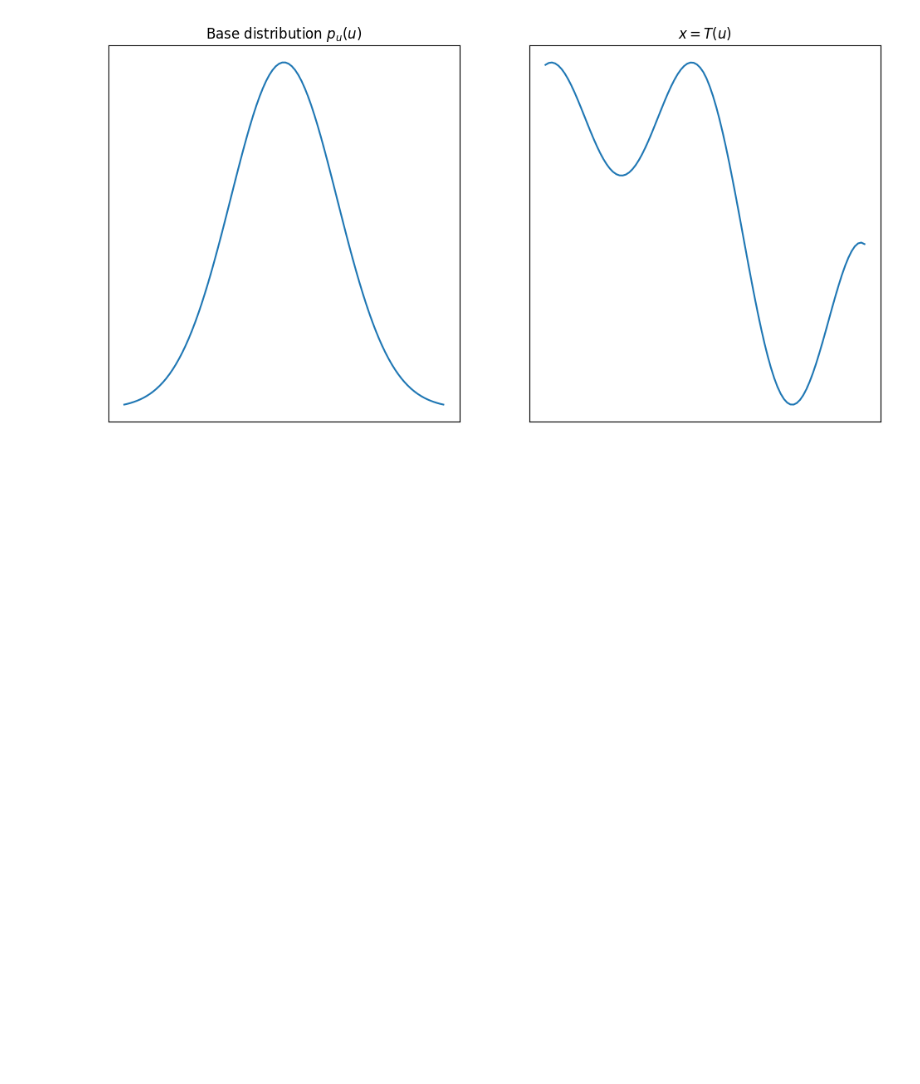
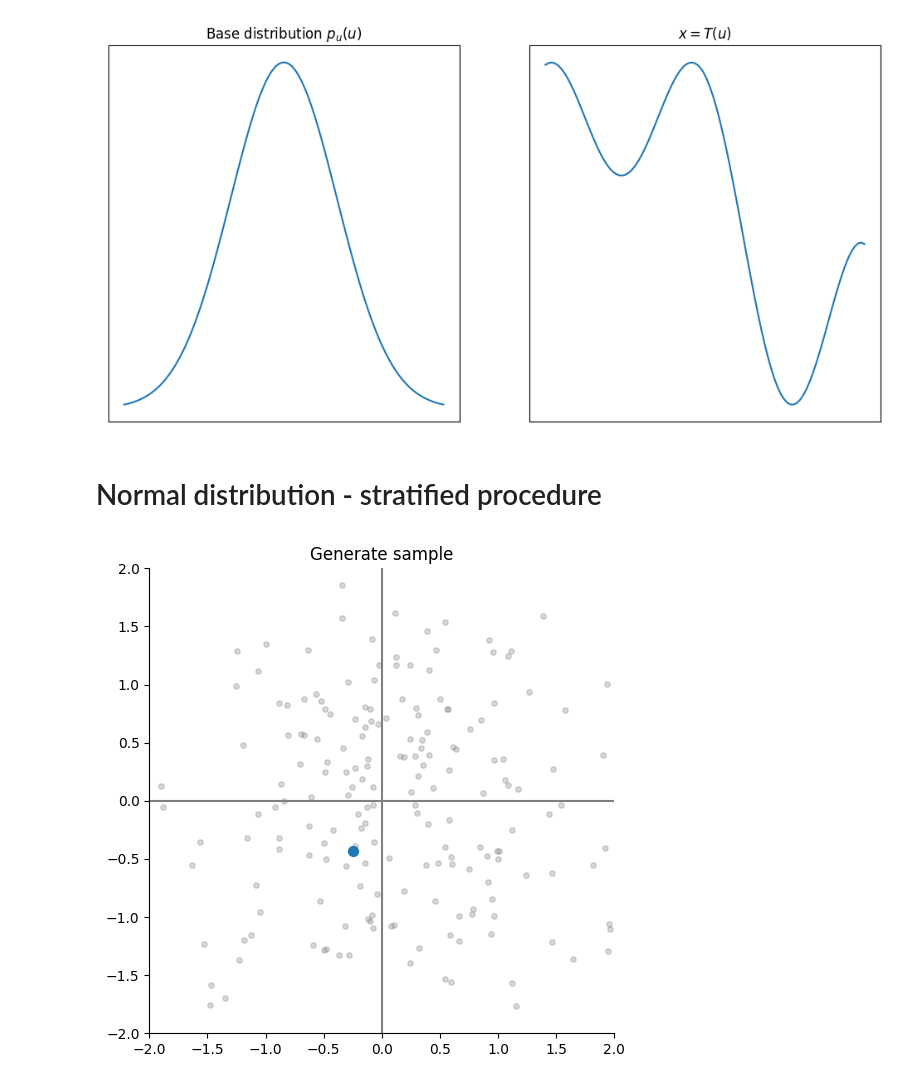
Before and after one commit to SirPentyna/mgr_normalizing_flows, a Jupyter notebook: Experimental notebooks/Ilustrations.ipynb, the cells around one changed output. Cells and saved outputs as stored; diff of their text form; code cells hidden in the pictures; blank space fills up the shorter version.

```diff
--- a/Experimental notebooks/Ilustrations.ipynb
+++ b/Experimental notebooks/Ilustrations.ipynb
@@ -319,3 +319,5 @@ plt.title(r"$x = T(u)$")
 [figure]
 Text(0.5, 1.0, '$x = T(u)$')
 [figure]
+# %% [markdown]
+# Normal distribution - stratified procedure
@@ -321,0 +363,30 @@ Text(0.5, 1.0, '$x = T(u)$')
+# %%
+import matplotlib.pyplot as plt
+import torch
+from scipy.stats import chi2
+
+
+
+figure, axes = plt.subplots()
+Drawing_uncolored_circle = plt.Circle( (0.0, 0.0),1,fill = False,color = 'grey', alpha = 0)
+
+figure.set_figheight(8)
+figure.set_dpi(100)
+
+axes.set_aspect( 1 )
+axes.add_artist( Drawing_uncolored_circle )
+
+axes.spines['top'].set_visible(False)
+axes.spines['right'].set_visible(False)
+#axes.spines['bottom'].set_visible(False)
+#axes.spines['left'].set_visible(False)
+plt.xlim(-2,2)
+plt.ylim(-2,2)
+plt.axvline(0, c='grey')
+plt.axhline(0, c = 'grey')
+plt.scatter(zeta[:, 0], zeta[:,1], c = 'grey', s = 15, alpha = 0.3)
+plt.scatter(zeta[1, 0], zeta[1,1], s = 50)
+plt.title( 'Generate sample' )
+plt.show()
+# %% [output]
+[figure, added]
```
Also changed, not shown: parts of 3 cells of this notebook, 50 other files.
